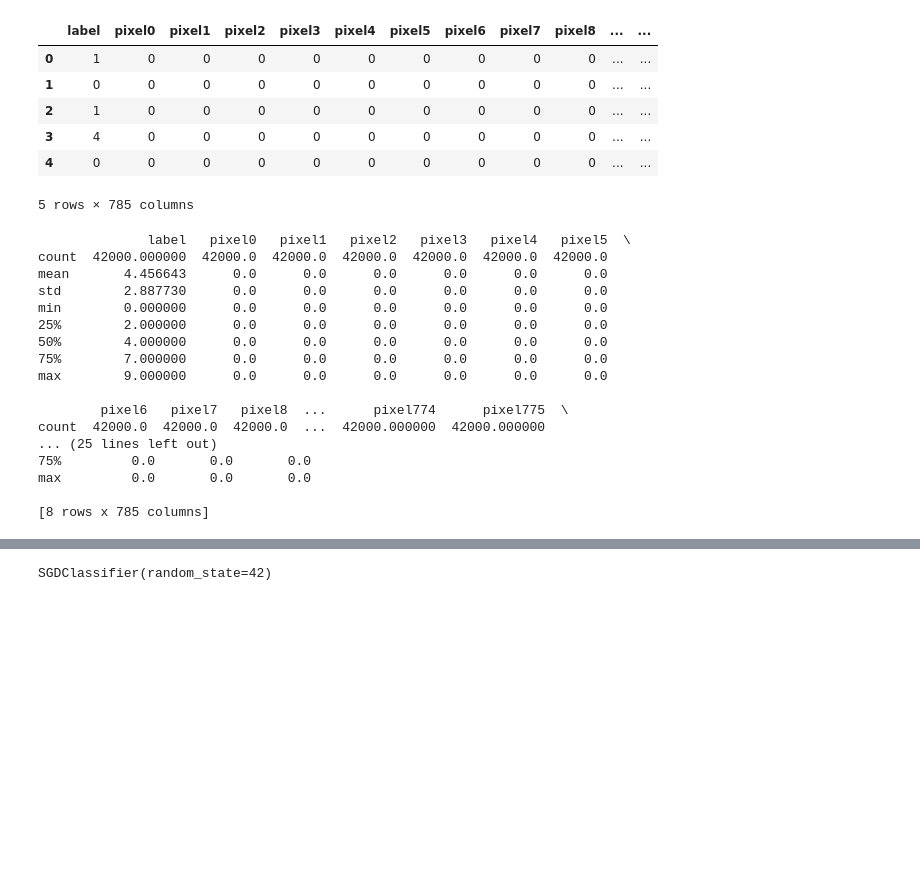
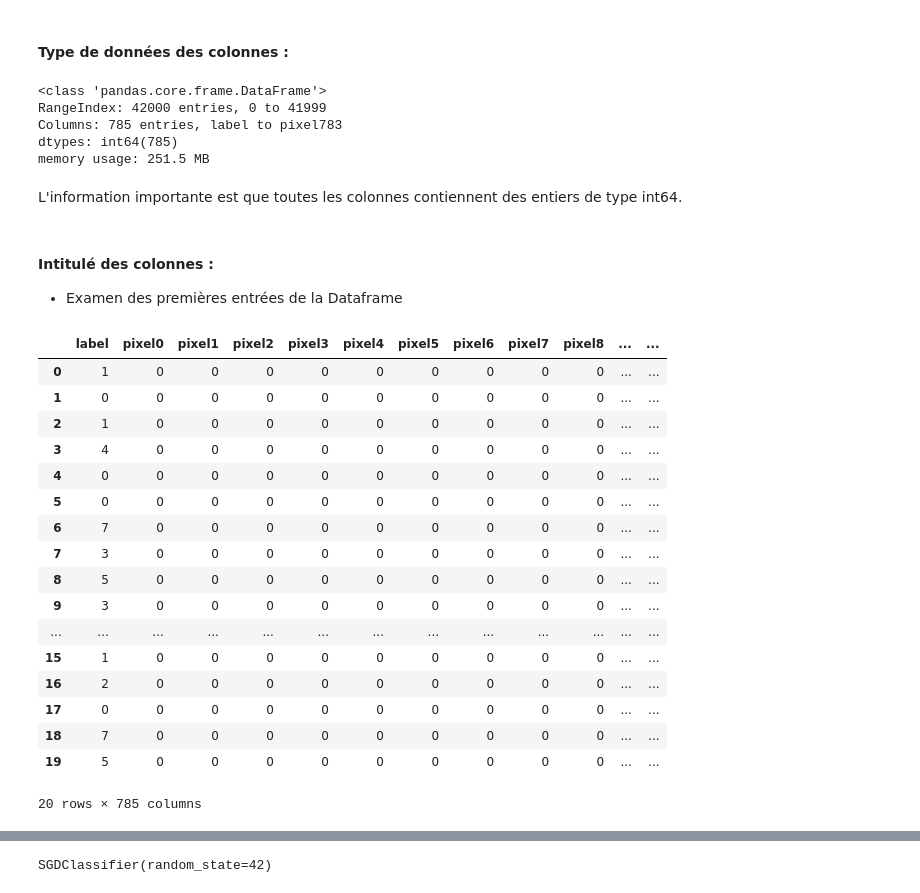
Before and after one commit to ericbertrand8686/Poste, a Jupyter notebook: Brief_poste.ipynb, the cells around one changed output, grey strips where cells are left out. Cells and saved outputs as stored; diff of their text form; code cells hidden in the pictures; blank space fills up the shorter version.

Commit message:
feat : info dataset part 1

```diff
--- a/Brief_poste.ipynb
+++ b/Brief_poste.ipynb
@@ -11,31 +74,38 @@ df = pd.read_csv('data/train.csv')
+# %% [markdown]
+#### Type de données des colonnes :
 # %%
-df.head()
+df.info()
 # %% [output]
-|  | label | pixel0 | pixel1 | pixel2 | pixel3 | pixel4 | pixel5 | pixel6 | pixel7 | pixel8 | ... | ... |
-| 0 | 1 | 0 | 0 | 0 | 0 | 0 | 0 | 0 | 0 | 0 | ... | ... |
-| 1 | 0 | 0 | 0 | 0 | 0 | 0 | 0 | 0 | 0 | 0 | ... | ... |
-| 2 | 1 | 0 | 0 | 0 | 0 | 0 | 0 | 0 | 0 | 0 | ... | ... |
-| 3 | 4 | 0 | 0 | 0 | 0 | 0 | 0 | 0 | 0 | 0 | ... | ... |
-| 4 | 0 | 0 | 0 | 0 | 0 | 0 | 0 | 0 | 0 | 0 | ... | ... |
-5 rows × 785 columns
+<class 'pandas.core.frame.DataFrame'>
+RangeIndex: 42000 entries, 0 to 41999
+Columns: 785 entries, label to pixel783
+dtypes: int64(785)
+memory usage: 251.5 MB
-# %%
-#AJ
-print(df.describe())
-# %% [output]
-              label   pixel0   pixel1   pixel2   pixel3   pixel4   pixel5  \
-count  42000.000000  42000.0  42000.0  42000.0  42000.0  42000.0  42000.0
-mean       4.456643      0.0      0.0      0.0      0.0      0.0      0.0
-std        2.887730      0.0      0.0      0.0      0.0      0.0      0.0
-min        0.000000      0.0      0.0      0.0      0.0      0.0      0.0
-25%        2.000000      0.0      0.0      0.0      0.0      0.0      0.0
-50%        4.000000      0.0      0.0      0.0      0.0      0.0      0.0
-75%        7.000000      0.0      0.0      0.0      0.0      0.0      0.0
-max        9.000000      0.0      0.0      0.0      0.0      0.0      0.0
-
-        pixel6   pixel7   pixel8  ...      pixel774      pixel775  \
-count  42000.0  42000.0  42000.0  ...  42000.000000  42000.000000
-... (25 lines left out)
-75%         0.0       0.0       0.0
-max         0.0       0.0       0.0
-
-[8 rows x 785 columns]
+# %% [markdown]
+L'information importante est que toutes les colonnes contiennent des entiers de type int64.
+# %% [markdown]
+#### Intitulé des colonnes :
+-  Examen des premières entrées de la Dataframe
+# %%
+# On examine les 20 premières entrées de la Dataframe
+
+df.head(20)
+# %% [output]
+|  | label | pixel0 | pixel1 | pixel2 | pixel3 | pixel4 | pixel5 | pixel6 | pixel7 | pixel8 | ... | ... |
+| 0 | 1 | 0 | 0 | 0 | 0 | 0 | 0 | 0 | 0 | 0 | ... | ... |
+| 1 | 0 | 0 | 0 | 0 | 0 | 0 | 0 | 0 | 0 | 0 | ... | ... |
+| 2 | 1 | 0 | 0 | 0 | 0 | 0 | 0 | 0 | 0 | 0 | ... | ... |
+| 3 | 4 | 0 | 0 | 0 | 0 | 0 | 0 | 0 | 0 | 0 | ... | ... |
+| 4 | 0 | 0 | 0 | 0 | 0 | 0 | 0 | 0 | 0 | 0 | ... | ... |
+| 5 | 0 | 0 | 0 | 0 | 0 | 0 | 0 | 0 | 0 | 0 | ... | ... |
+| 6 | 7 | 0 | 0 | 0 | 0 | 0 | 0 | 0 | 0 | 0 | ... | ... |
+| 7 | 3 | 0 | 0 | 0 | 0 | 0 | 0 | 0 | 0 | 0 | ... | ... |
+| 8 | 5 | 0 | 0 | 0 | 0 | 0 | 0 | 0 | 0 | 0 | ... | ... |
+| 9 | 3 | 0 | 0 | 0 | 0 | 0 | 0 | 0 | 0 | 0 | ... | ... |
+| ... | ... | ... | ... | ... | ... | ... | ... | ... | ... | ... | ... | ... |
+| 15 | 1 | 0 | 0 | 0 | 0 | 0 | 0 | 0 | 0 | 0 | ... | ... |
+| 16 | 2 | 0 | 0 | 0 | 0 | 0 | 0 | 0 | 0 | 0 | ... | ... |
+| 17 | 0 | 0 | 0 | 0 | 0 | 0 | 0 | 0 | 0 | 0 | ... | ... |
+| 18 | 7 | 0 | 0 | 0 | 0 | 0 | 0 | 0 | 0 | 0 | ... | ... |
+| 19 | 5 | 0 | 0 | 0 | 0 | 0 | 0 | 0 | 0 | 0 | ... | ... |
+20 rows × 785 columns
```
Also changed, not shown: parts of 16 cells of this notebook.
